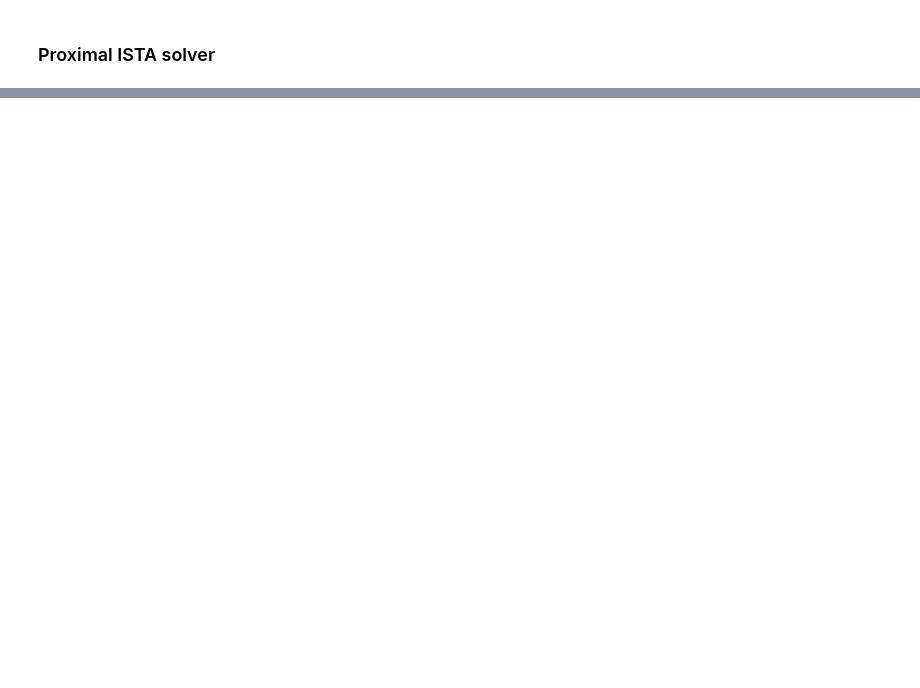
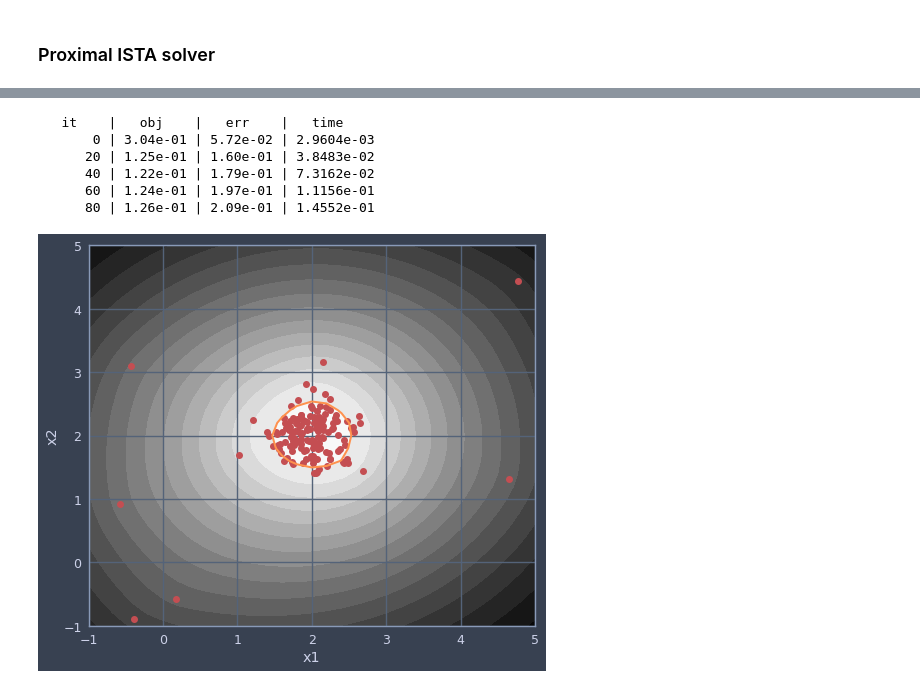
Before and after one commit to aymondebroglie/Project_Opti, a Jupyter notebook: project_m2_optim_data_science_2017_ocsvm.ipynb, the cells around one changed output, grey strips where cells are left out. Saved outputs shown, nothing was run; the diff lists cells and outputs as text; code cells hidden in the pictures; blank space fills up the shorter version.

```diff
--- a/project_m2_optim_data_science_2017_ocsvm.ipynb
+++ b/project_m2_optim_data_science_2017_ocsvm.ipynb
@@ -967,0 +977,24 @@ model.lipschitz_constant
+# %%
+def prox_cd(mu_init, model, n_iter = 100,step = 1.,callback = None):
+    """Coordinate Descent algorithm."""
+    mu = mu_init.copy()
+    for k in range(model.n * n_iter):
+        i = k % model.n
+        mu[i] = model.prox_g(mu[i] - step * model.grad_i(i,mu))
+
+         # Update metrics after each iteration.
+        if (k % model.n == 0) and (callback is not None):
+            callback(mu)
+    return mu
+# %%
+prox_cd_inspector = inspector(model.loss,mu_true,n_iter = n_iter, verbose=True)
+mu = prox_cd(np.zeros(model.n),model,n_iter=n_iter,step=1./model.lipschitz_constant() , callback=prox_cd_inspector)
+plot_ocsvm(X, mu, range(len(mu)),rho=1, kernel=rbf_kernel)
+# %% [output]
+   it    |   obj    |   err    |   time
+       0 | 3.04e-01 | 5.72e-02 | 2.9604e-03
+      20 | 1.25e-01 | 1.60e-01 | 3.8483e-02
+      40 | 1.22e-01 | 1.79e-01 | 7.3162e-02
+      60 | 1.24e-01 | 1.97e-01 | 1.1156e-01
+      80 | 1.26e-01 | 2.09e-01 | 1.4552e-01
+[figure, added]
```
Also changed, not shown: parts of 27 cells of this notebook.
